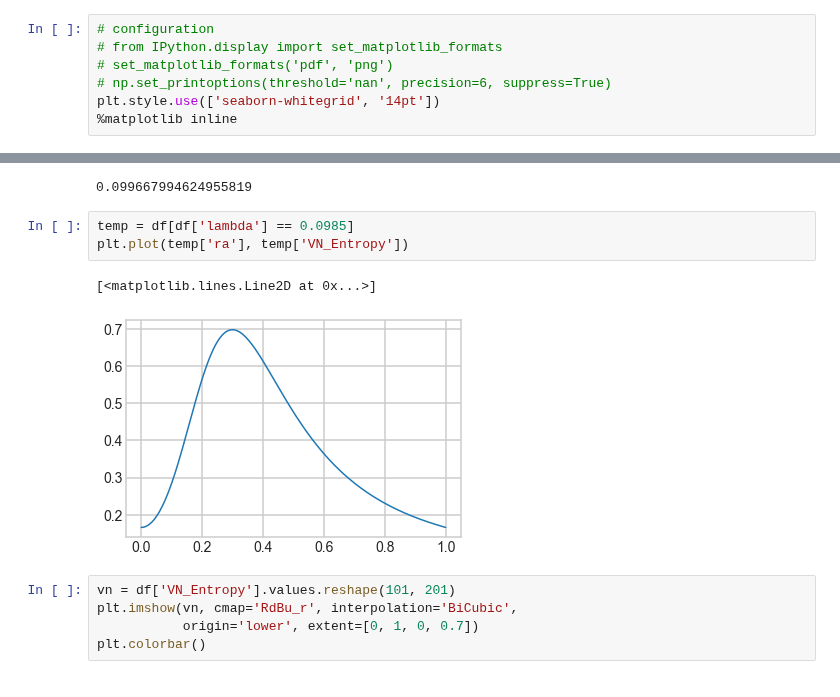
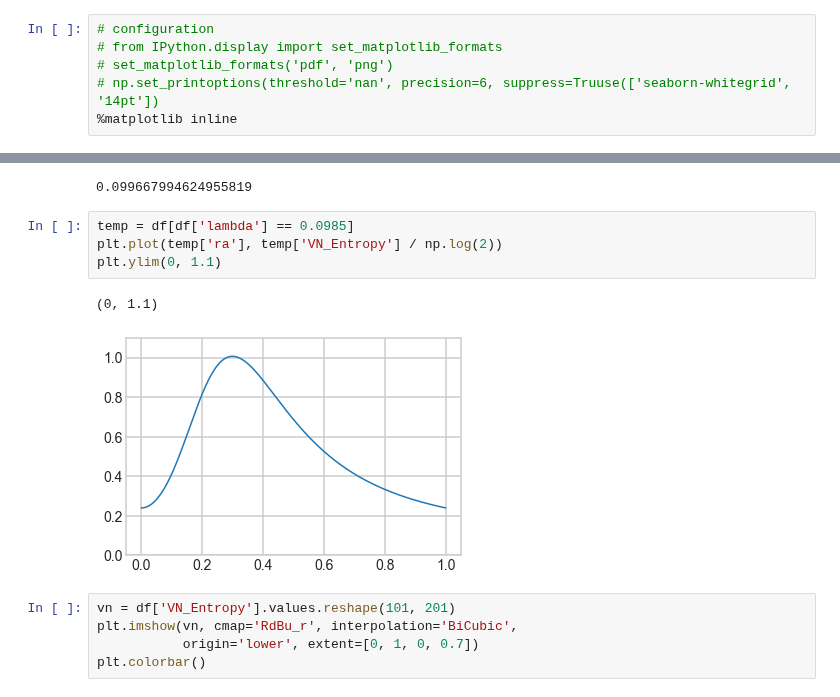
Before and after one commit to lffan/quantum_illumination, a Jupyter notebook: ipynbs/Experiment_4_Symmetrical_PCS_Attributes.ipynb, the cells around one changed output, grey strips where cells are left out. Drawn from its saved outputs; the diff is of its cells as text.

```diff
--- a/ipynbs/Experiment_4_Symmetrical_PCS_Attributes.ipynb
+++ b/ipynbs/Experiment_4_Symmetrical_PCS_Attributes.ipynb
@@ -18,8 +18,7 @@ import seaborn as sns
 # configuration
 # from IPython.display import set_matplotlib_formats
 # set_matplotlib_formats('pdf', 'png')
-# np.set_printoptions(threshold='nan', precision=6, suppress=True)
-plt.style.use(['seaborn-whitegrid', '14pt'])
+# np.set_printoptions(threshold='nan', precision=6, suppress=Truuse(['seaborn-whitegrid', '14pt'])
 %matplotlib inline
 # %%
 df = pd.read_csv('../output/data/expr_4_pcs_attributes_101x201_03-31.csv', comment='#')
@@ -56,10 +55,11 @@ np.tanh(0.1)
 0.099667994624955819
 # %%
 temp = df[df['lambda'] == 0.0985]
-plt.plot(temp['ra'], temp['VN_Entropy'])
+plt.plot(temp['ra'], temp['VN_Entropy'] / np.log(2))
+plt.ylim(0, 1.1)
 # %% [output]
-[<matplotlib.lines.Line2D at 0x...>]
+(0, 1.1)
-[figure, old version]
+[figure, new version]
 # %%
 vn = df['VN_Entropy'].values.reshape(101, 201)
 plt.imshow(vn, cmap='RdBu_r', interpolation='BiCubic',
```
Also changed, not shown: 15 other files.
